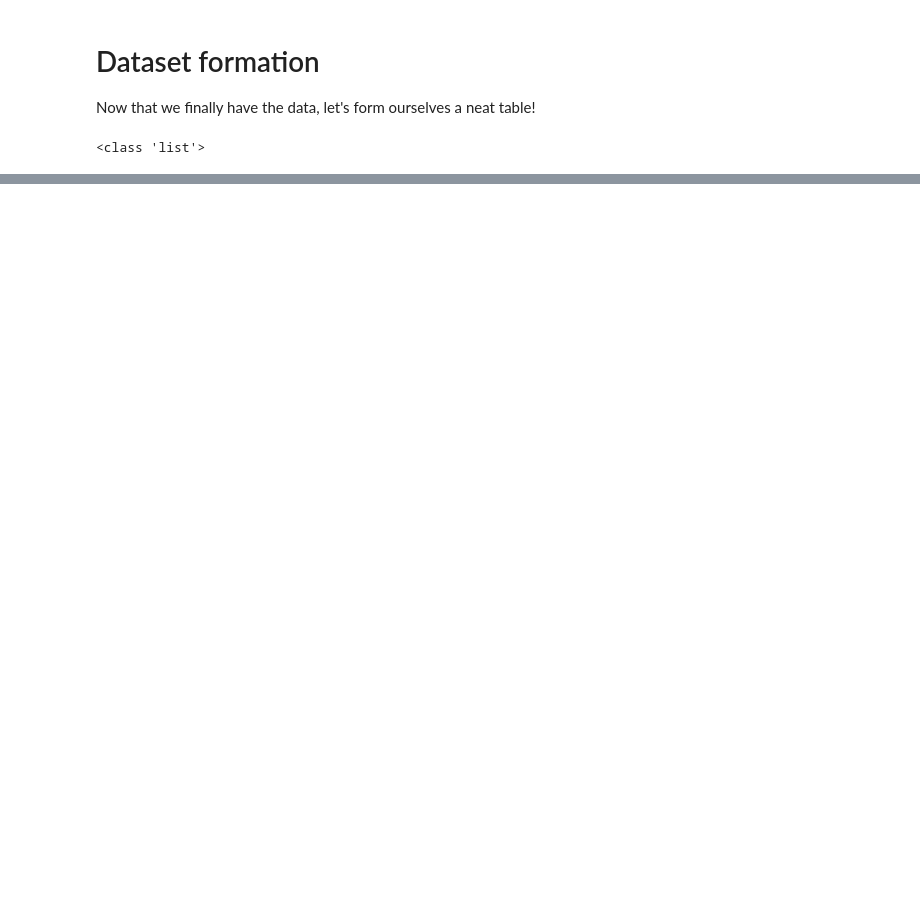
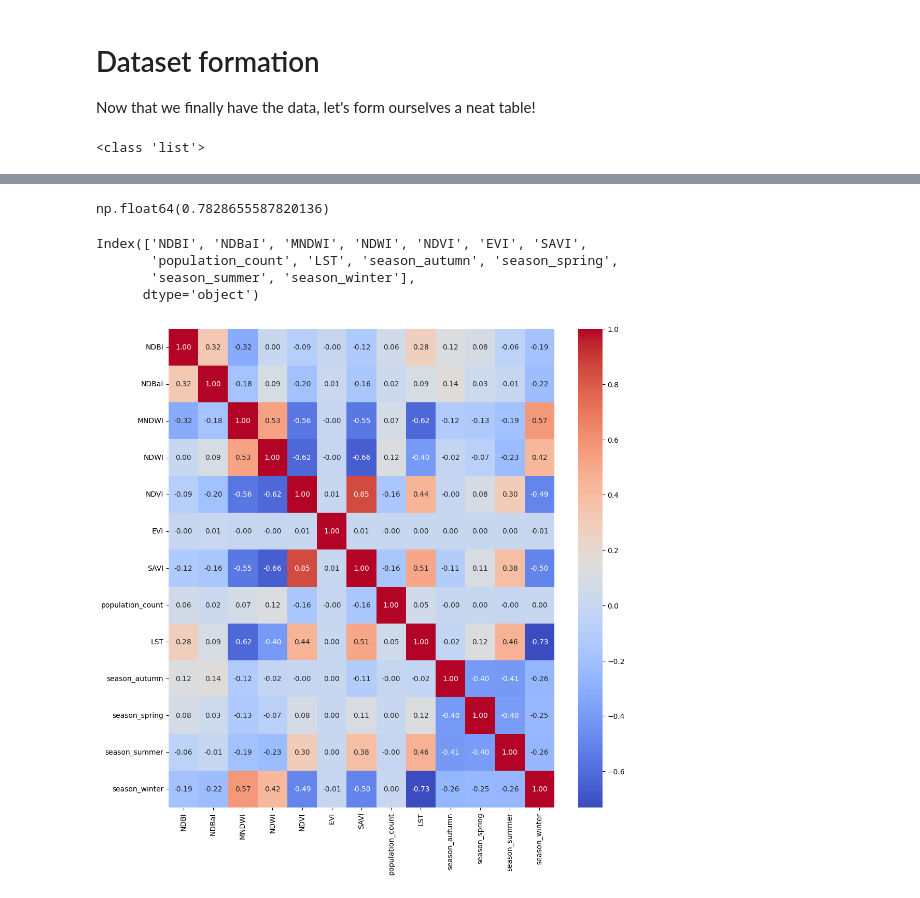
Before and after one commit to HeavyHelium/lst-prediction, a Jupyter notebook: dataset-formation.ipynb, the cells around one changed output, grey strips where cells are left out. Cells and saved outputs as stored; diff of their text form; code cells hidden in the pictures; blank space fills up the shorter version.

```diff
--- a/dataset-formation.ipynb
+++ b/dataset-formation.ipynb
@@ -41,0 +151,2 @@ image_info
+# %%
+ds = pd.read_csv('data/dataset.csv')
@@ -41,0 +172,29 @@ image_info
+# %%
+# let's see how many poixel have zero population count as a percentage of the total
+(ds['population_count'] == 0).sum() / ds.shape[0]
+# %% [output]
+np.float64(0.7828655587820136)
+# %%
+# lets encode the season column as a categorical variable
+ds = ds.join(pd.get_dummies(ds['season'], prefix='season'))
+# %%
+ds.drop('season', axis=1, inplace=True)
+# %%
+ds.columns
+# %% [output]
+Index(['NDBI', 'NDBaI', 'MNDWI', 'NDWI', 'NDVI', 'EVI', 'SAVI',
+       'population_count', 'LST', 'season_autumn', 'season_spring',
+       'season_summer', 'season_winter'],
+      dtype='object')
+# %%
+# now let's make a correlation matrix
+
+corr = ds.corr()
+# %%
+# now let's plot the correlation matrix
+
+plt.figure(figsize=(12, 12))
+sns.heatmap(corr, annot=True, fmt=".2f", cmap='coolwarm')
+plt.show()
+# %% [output]
+[figure, added]
```
Also changed, not shown: parts of 40 cells of this notebook, 28 other files.
